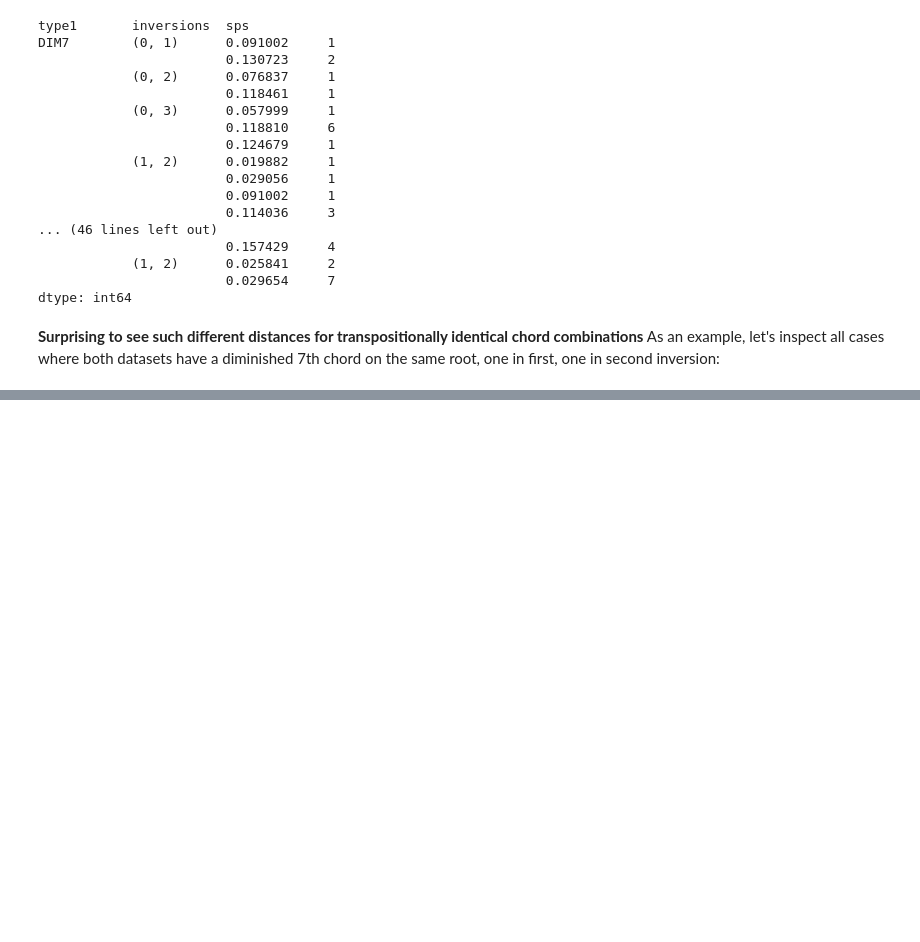
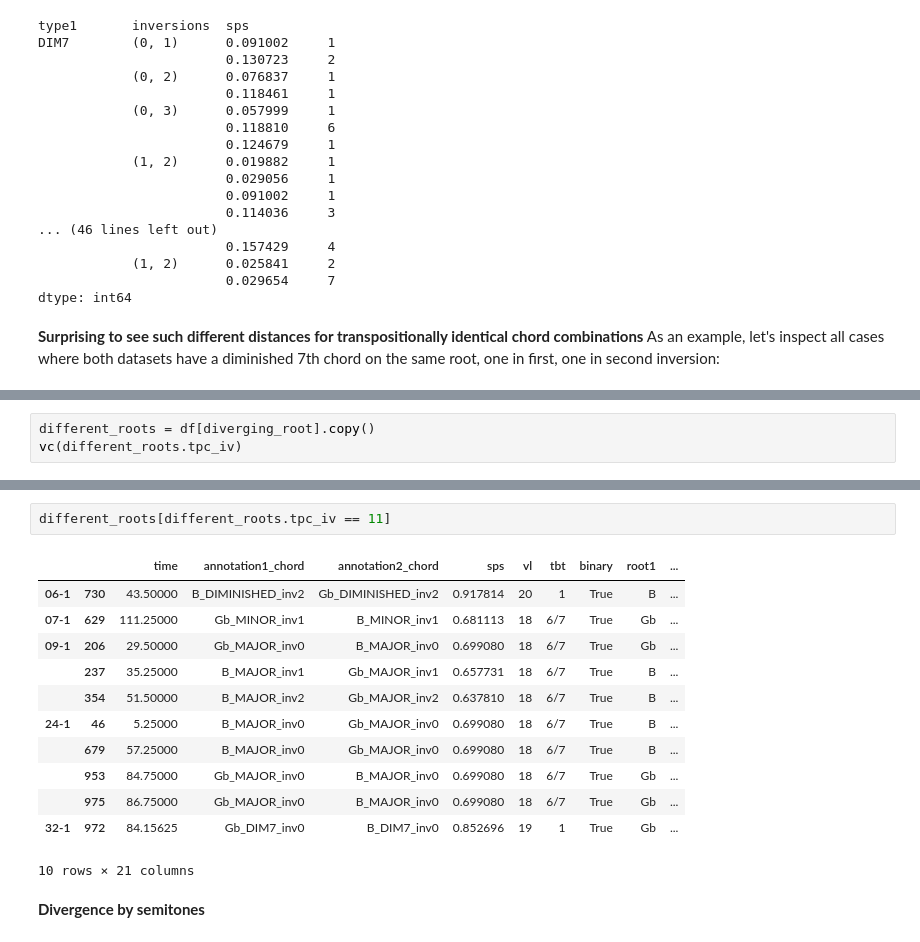
Before and after one commit to DCMLab/chord-eval, a Jupyter notebook: NoteBooks/exploring_differences.ipynb, the cells around one changed output, grey strips where cells are left out. Saved outputs shown, nothing was run; the diff lists cells and outputs as text; blank space fills up the shorter version.

```diff
--- a/NoteBooks/exploring_differences.ipynb
+++ b/NoteBooks/exploring_differences.ipynb
@@ -211,0 +523,3 @@ different_inversions[(different_inversions.type1 == 'DIM7') & (different_inversi
+# %%
+different_roots = df[diverging_root].copy()
+vc(different_roots.tpc_iv)
@@ -211,0 +537,17 @@ different_inversions[(different_inversions.type1 == 'DIM7') & (different_inversi
+# %%
+different_roots[different_roots.tpc_iv == 11]
+# %% [output]
+|  |  | time | annotation1_chord | annotation2_chord | sps | vl | tbt | binary | root1 | ... |
+| 06-1 | 730 | 43.50000 | B_DIMINISHED_inv2 | Gb_DIMINISHED_inv2 | 0.917814 | 20 | 1 | True | B | ... |
+| 07-1 | 629 | 111.25000 | Gb_MINOR_inv1 | B_MINOR_inv1 | 0.681113 | 18 | 6/7 | True | Gb | ... |
+| 09-1 | 206 | 29.50000 | Gb_MAJOR_inv0 | B_MAJOR_inv0 | 0.699080 | 18 | 6/7 | True | Gb | ... |
+|  | 237 | 35.25000 | B_MAJOR_inv1 | Gb_MAJOR_inv1 | 0.657731 | 18 | 6/7 | True | B | ... |
+|  | 354 | 51.50000 | B_MAJOR_inv2 | Gb_MAJOR_inv2 | 0.637810 | 18 | 6/7 | True | B | ... |
+| 24-1 | 46 | 5.25000 | B_MAJOR_inv0 | Gb_MAJOR_inv0 | 0.699080 | 18 | 6/7 | True | B | ... |
+|  | 679 | 57.25000 | B_MAJOR_inv0 | Gb_MAJOR_inv0 | 0.699080 | 18 | 6/7 | True | B | ... |
+|  | 953 | 84.75000 | Gb_MAJOR_inv0 | B_MAJOR_inv0 | 0.699080 | 18 | 6/7 | True | Gb | ... |
+|  | 975 | 86.75000 | Gb_MAJOR_inv0 | B_MAJOR_inv0 | 0.699080 | 18 | 6/7 | True | Gb | ... |
+| 32-1 | 972 | 84.15625 | Gb_DIM7_inv0 | B_DIM7_inv0 | 0.852696 | 19 | 1 | True | Gb | ... |
+10 rows × 21 columns
+# %% [markdown]
+**Divergence by semitones**
```
Also changed, not shown: parts of 42 cells of this notebook.
